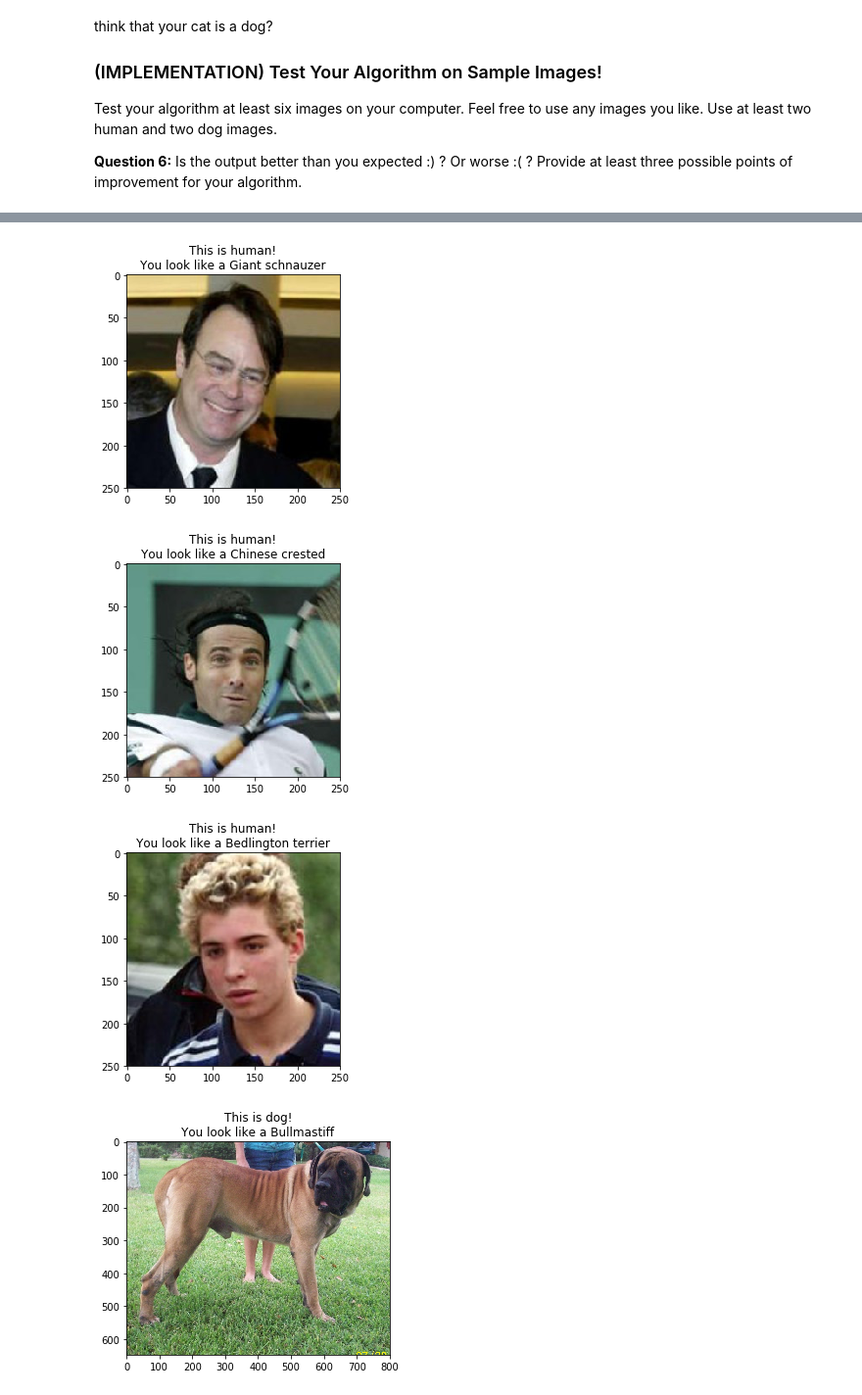
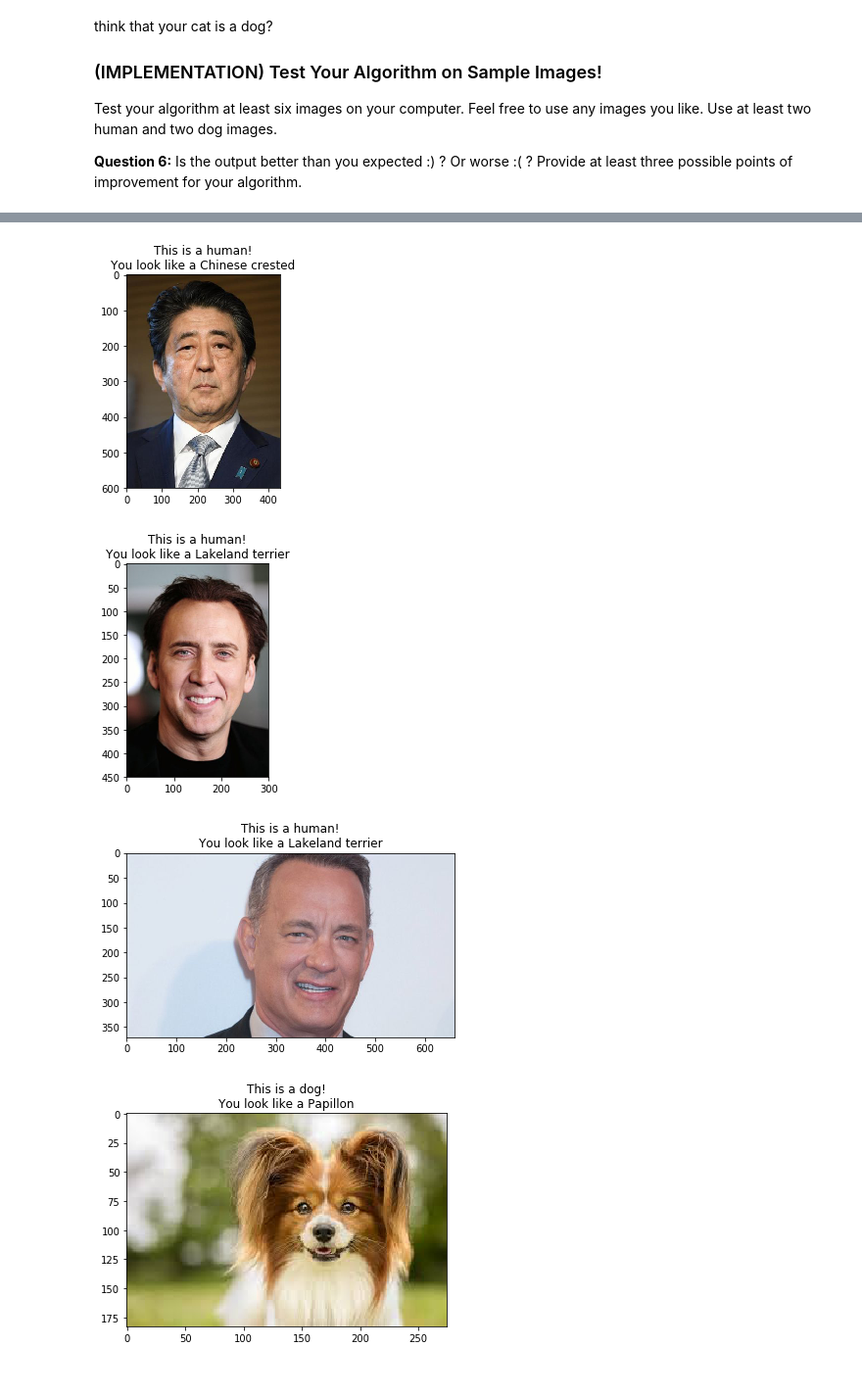
Before and after one commit to Takayuki-Suzuki/dog-breed-classifier, a Jupyter notebook: dog_app.ipynb, the cells around one changed output, grey strips where cells are left out. Shown at 98% size. Cells and saved outputs as stored; diff of their text form; code cells hidden in the pictures.

```diff
--- a/dog_app.ipynb
+++ b/dog_app.ipynb
@@ -498,7 +501,7 @@ def train(n_epochs, loaders, model, optimizer, criterion, use_cuda, save_path):
             optimizer.zero_grad()
             output = model(data)
             loss = criterion(output, target)
-            if batch_idx%20 == 0:
+            if batch_idx%50 == 0:
                 print("")
             train_loss = train_loss + ((1 / (batch_idx + 1)) * (loss.data - train_loss))
             sys.stdout.write("\rBatch: {} loss: {}".format(batch_idx, train_loss))
@@ -602,7 +620,8 @@ Use the code cell below to write three separate [data loaders](http://pytorch.or
 If you like, **you are welcome to use the same data loaders from the previous step**, when you created a CNN from scratch.
 # %%
 ## TODO: Specify data loaders
-loaders_transfer = {'train': train_loader, 'valid': valid_loader, 'test': test_loader}
+#loaders_transfer = {'train': train_loader, 'valid': valid_loader, 'test': test_loader}
+loaders_transfer = loaders_scratch.copy()
 # %% [markdown]
 ### (IMPLEMENTATION) Model Architecture
 
@@ -652,6 +669,6 @@ optimizer_transfer = optim.Adam(model_transfer.classifier.parameters(), lr=0.005
 Train and validate your model in the code cell below.  [Save the final model parameters](http://pytorch.org/docs/master/notes/serialization.html) at filepath `'model_transfer.pt'`.
 # %%
 # train the model
-n_epochs = 25
+n_epochs = 10
 model_transfer = train(n_epochs, loaders_transfer, model_transfer, optimizer_transfer, criterion_transfer, use_cuda, 'model_transfer.pt')
 # %% [output]
@@ -741,10 +758,12 @@ def run_app(img_path):
     plt.imshow(im_list)
     title = ""
 
-    if face_detector(img_path):
-        title = "This is human!"
     if dog_detector(img_path):
-        title = "This is dog!"
+        title = "This is a dog!"
+    elif face_detector(img_path):
+        title = "This is a human!"
+    else:
+        title = "This is neither a dog nor a human!"
 
     dogname = predict_breed_transfer(img_path)
     plt.title(title + "\nYou look like a {}".format(dogname))
@@ -766,13 +792,24 @@ __Answer:__ (Three possible points for improvement)
 # %%
 ## TODO: Execute your algorithm from Step 6 on
 ## at least 6 images on your computer.
 ## Feel free to use as many code cells as needed.
 
+
+file_path_list = [
+    "./images/abe.jpg",
+    "./images/nic.jpg",
+    "./images/tom.jpg",
+    "./images/dog_1.jpg",
+    "./images/dog_2.jpg",
+    "./images/dog_3.jpg"
+]
+for file in file_path_list:
+    run_app(file)
 ## suggested code, below
-for file in np.hstack((human_files[:3], dog_files[:3])):
-    run_app(file)
+# for file in np.hstack((human_files[:3], dog_files[:3])):
+#     run_app(file)
 # %% [output]
-[figure, old version]
+[figure, new version]
-[figure, old version]
+[figure, new version]
-[figure, old version]
+[figure, new version]
-[figure, old version]
+[figure, new version]
```
Also changed, not shown: parts of 12 cells of this notebook, 1 other file.
